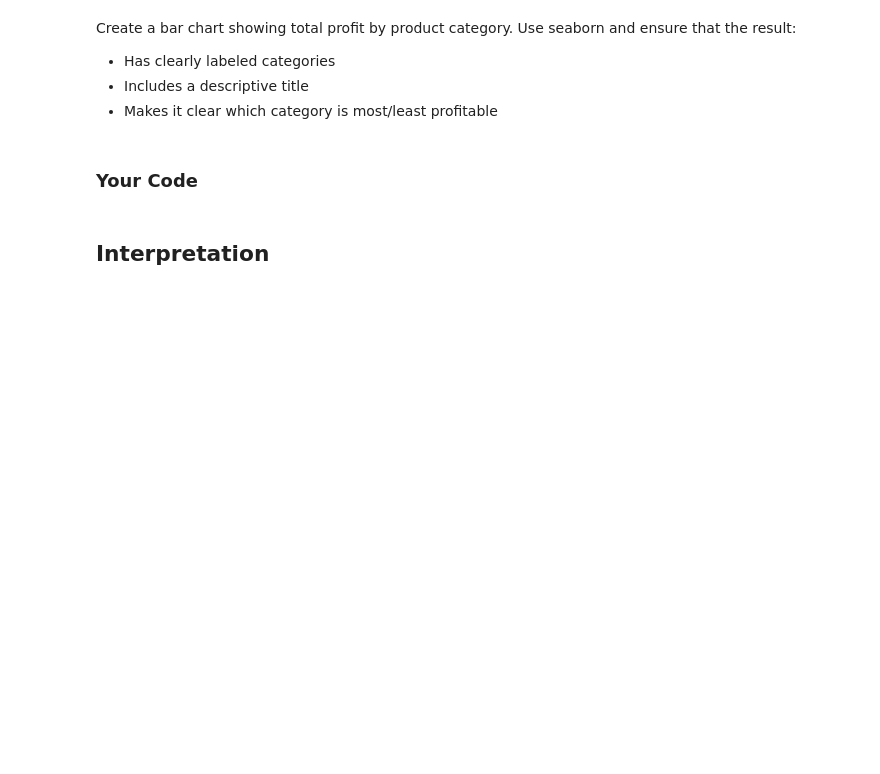
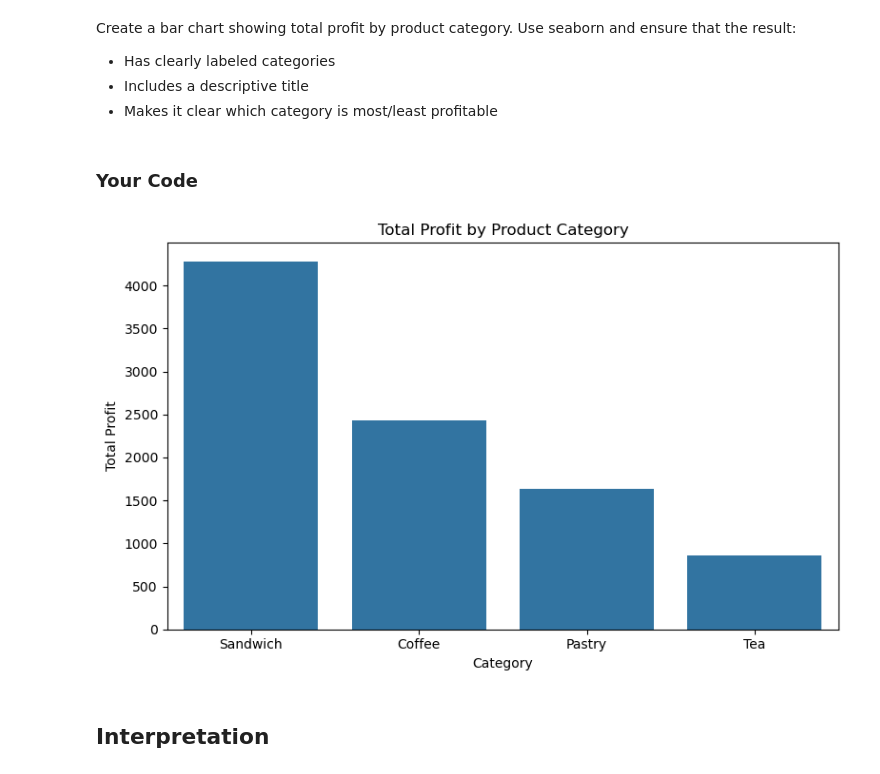
Before and after one commit to IsmailAuburn/py4eda, a Jupyter notebook: test2b/test_2b.ipynb, the cells around one changed output. Drawn from its saved outputs; the diff is of its cells as text; code cells hidden in the pictures; blank space fills up the shorter version.

```diff
--- a/test2b/test_2b.ipynb
+++ b/test2b/test_2b.ipynb
@@ -121,4 +176,13 @@ Merge the sales and products DataFrames to add product information (name, catego
 # %% [markdown]
 ### Your Code
 # %%
-# Task 2: use pd.merge() with appropriate join type
+# Task 2: merge sales with products info
+sales_merged = sales.merge(
+    products,
+    on="product_id",      # match rows using product_id
+    how="left"           # keep all sales rows
+)
+
+print("Original sales shape:", sales.shape)
+print("Merged shape:", sales_merged.shape)
+sales_merged.head()
@@ -144,3 +217,21 @@ Then summarize profitability by product category. Your code should return a tabl
 ### Your Code
 # %%
 # Task 4: create profit column, then groupby with .agg()
+
+# 1. Profit for each transaction
+sales_merged["profit"] = sales_merged["revenue"] - (
+    sales_merged["cost"] * sales_merged["quantity"]
+)
+
+# 2. Aggregate by category
+profit_by_category = (
+    sales_merged
+        .groupby("category", as_index=False)
+        .agg(
+            total_profit=("profit", "sum"),
+            num_transactions=("transaction_id", "count"),
+        )
+        .sort_values("total_profit", ascending=False)
+)
+
+profit_by_category
@@ -169,7 +296,23 @@ Create a bar chart showing total profit by product category. Use seaborn and ens
 # %% [markdown]
 ### Your Code
 # %%
-# Task 6: use sns.barplot() with aggregated data
+# Task 6: Visualize Category Profitability
+
+plt.figure(figsize=(8, 5))
+
+sns.barplot(
+    data=profit_by_category,   # table from Task 4
+    x="category",
+    y="total_profit"
+)
+
+plt.title("Total Profit by Product Category")
+plt.xlabel("Category")
+plt.ylabel("Total Profit")
+plt.tight_layout()
+plt.show()
+# %% [output]
+[figure, added]
 # %% [markdown]
 ## Interpretation
 # %% [markdown]
```
Also changed, not shown: parts of 13 cells of this notebook.
